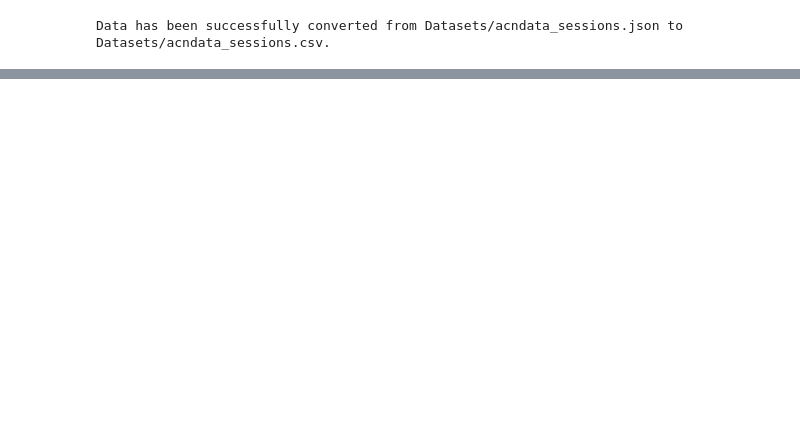
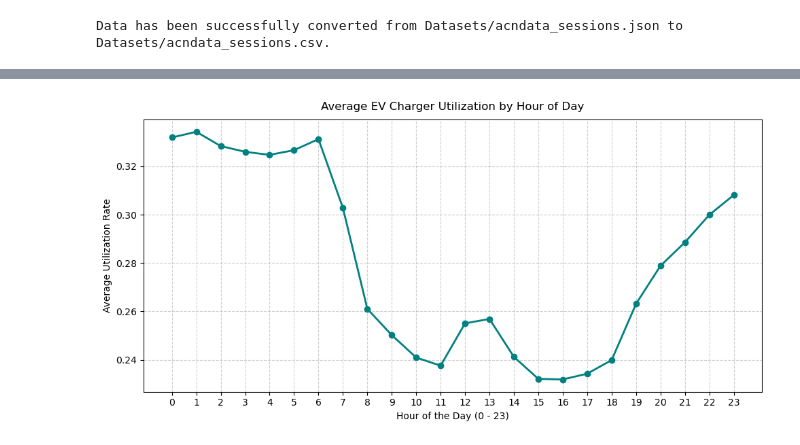
Before and after one commit to Neritya-Singh/Dynamic_Tariff_Optimization_Project, a Jupyter notebook: Project.ipynb, the cells around one changed output, grey strips where cells are left out. Saved outputs shown, nothing was run; the diff lists cells and outputs as text; code cells hidden in the pictures; blank space fills up the shorter version.

```diff
--- a/Project.ipynb
+++ b/Project.ipynb
@@ -79,7 +151,13 @@ df_urban_vol.head()
 # %%
-df_occ_long = df_urban_occ.melt(id_vars='timestamp', var_name='grid', value_name='occupancy_count')
-df_vol_long = df_urban_vol.melt(id_vars='timestamp', var_name='grid', value_name='energy_volume_kwh')
+# Extract the hour number (0 to 23)
+df_urban_clean['hour'] = df_urban_clean['datetime'].dt.hour
 
-print("New long occupancy shape:", df_occ_long.shape)
-print("New long volume shape:   ", df_vol_long.shape)
+# Extract the string name of the day (e.g., Monday, Sunday)
+df_urban_clean['day_of_week'] = df_urban_clean['datetime'].dt.day_name()
+
+# Categorize rows as either Weekend or Weekday based on the day name
+df_urban_clean['day_type'] = np.where(df_urban_clean['day_of_week'].isin(['Saturday', 'Sunday']), 'Weekend', 'Weekday')
+
+print("Time feature extraction complete. Available categories:")
+print(df_urban_clean['day_type'].value_counts())
 # %% [output]
@@ -88,3 +173,7 @@ New long volume shape:    (2134080, 3)
 # %%
-df_urban_vol.head()
+# Keep only the rows that have a valid hour assignment
+df_urban_final = df_urban_clean.dropna(subset=['hour'])
+
+print("Data filtering completed.")
+print(f"Final shape of urban data table: {df_urban_final.shape}")
 # %% [output]
@@ -98,17 +186,21 @@ df_urban_vol.head()
 # %%
-df_occ_long['grid'] = df_occ_long['grid'].astype(int)
-df_vol_long['grid'] = df_vol_long['grid'].astype(int)
+import matplotlib.pyplot as plt
 
+# Group the data by hour and calculate the average utilization rate
+hourly_demand = df_urban_final.groupby('hour')['charger_utilization_rate'].mean().reset_index()
 
-df_urban_merged = pd.merge(df_occ_long, df_vol_long, on=['timestamp', 'grid'])
-df_urban_merged = pd.merge(df_urban_merged, df_urban_time[['timestamp_id', 'datetime']], left_on='timestamp', right_on='timestamp_id')
+# Set up the line plot
+plt.figure(figsize=(10, 5))
+plt.plot(hourly_demand['hour'], hourly_demand['charger_utilization_rate'], color='teal', linewidth=2, marker='o')
 
+# Add labels and formatting
+plt.title('Average EV Charger Utilization by Hour of Day', fontsize=12, pad=10)
+plt.xlabel('Hour of the Day (0 - 23)', fontsize=10)
+plt.ylabel('Average Utilization Rate', fontsize=10)
+plt.xticks(range(0, 24))
+plt.grid(True, linestyle='--', alpha=0.6)
 
-df_urban_final = pd.merge(df_urban_merged, df_urban_info[['grid', 'count', 'CBD']], on='grid')
-
-
-df_urban_final['charger_utilization_rate'] = df_urban_final['occupancy_count'] / df_urban_final['count']
-df_urban_final['charger_utilization_rate'] = df_urban_final['charger_utilization_rate'].fillna(0) # Fix any zero divisions
-
-
-df_urban_final.drop(columns=['timestamp', 'timestamp_id'], inplace=True)
+plt.tight_layout()
+plt.show()
+# %% [output]
+[figure, added]
```
Also changed, not shown: parts of 55 cells of this notebook, 10 other files.
